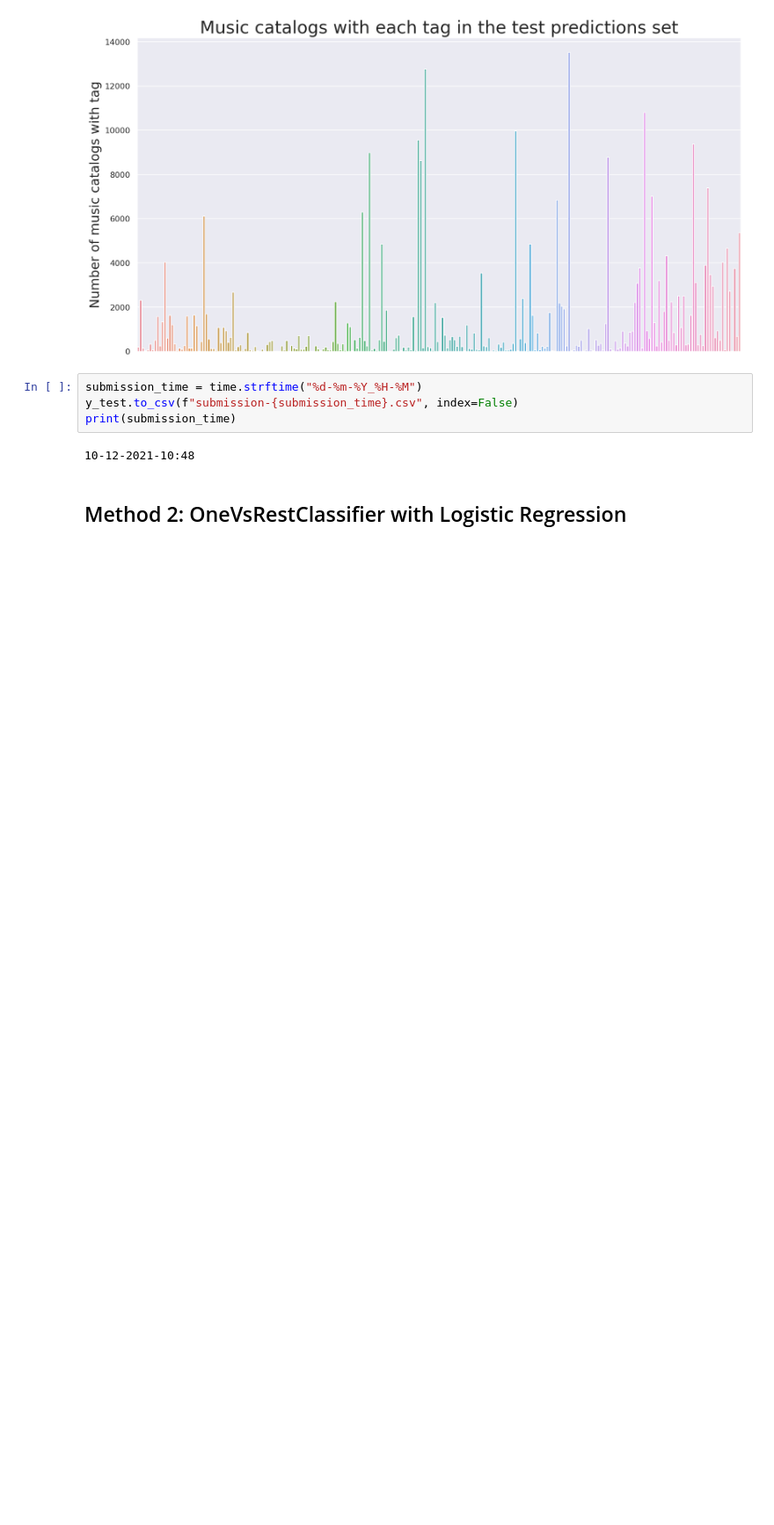
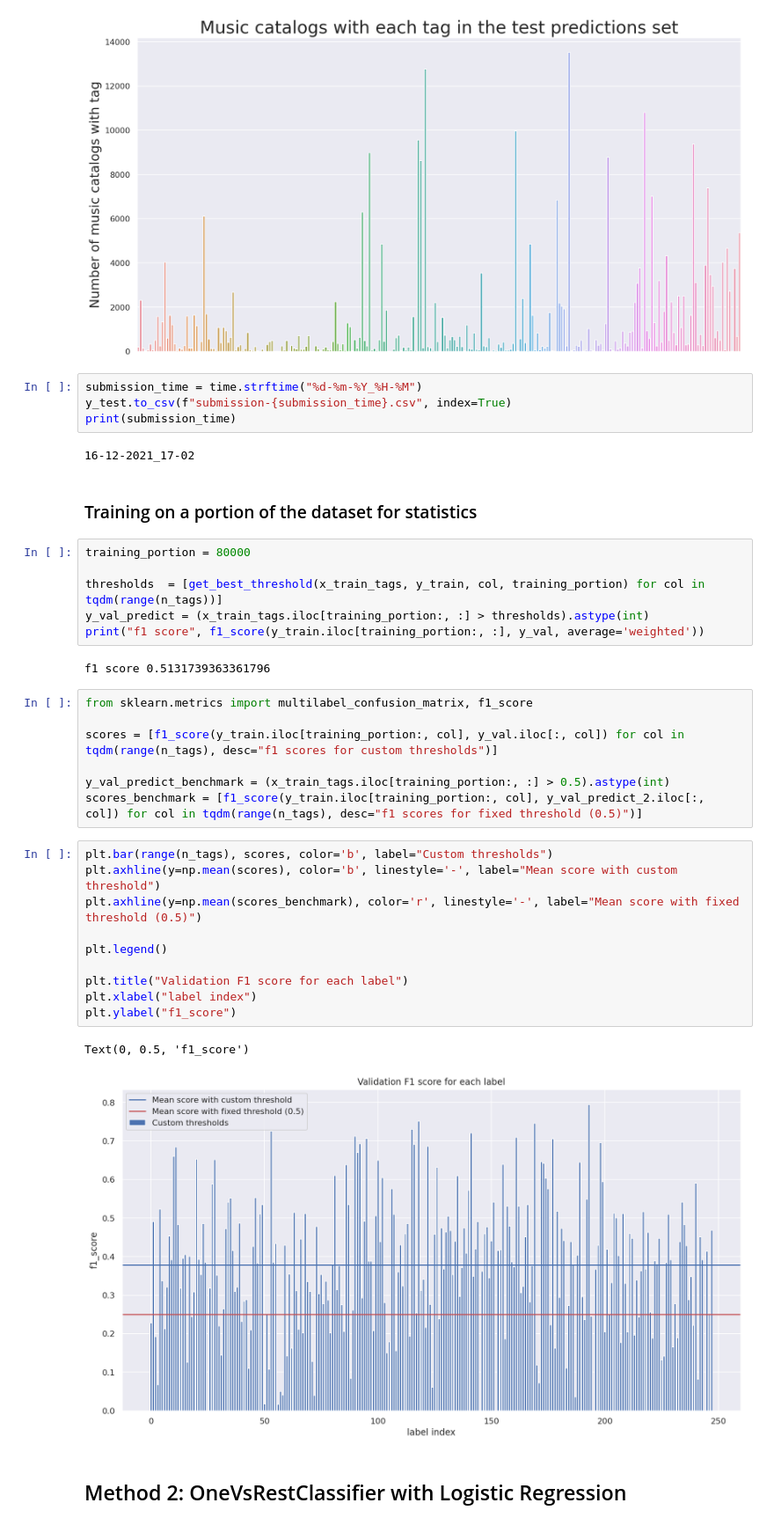
Before and after one commit to jizekki/mewo, a Jupyter notebook: mewo.ipynb, the cells around one changed output. Shown: that part at 88% size. Cells and saved outputs as stored; diff of their text form; blank space fills up the shorter version.

Commit message:
statistics for method 1

```diff
--- a/mewo.ipynb
+++ b/mewo.ipynb
@@ -139,10 +143,40 @@ plt.show()
 [figure]
 # %%
 submission_time = time.strftime("%d-%m-%Y_%H-%M")
-y_test.to_csv(f"submission-{submission_time}.csv", index=False)
+y_test.to_csv(f"submission-{submission_time}.csv", index=True)
 print(submission_time)
 # %% [output]
-10-12-2021-10:48
+16-12-2021_17-02
+# %% [markdown]
+### Training on a portion of the dataset for statistics
+# %%
+training_portion = 80000
+
+thresholds  = [get_best_threshold(x_train_tags, y_train, col, training_portion) for col in tqdm(range(n_tags))]
+y_val_predict = (x_train_tags.iloc[training_portion:, :] > thresholds).astype(int)
+print("f1 score", f1_score(y_train.iloc[training_portion:, :], y_val, average='weighted'))
+# %% [output]
+f1 score 0.5131739363361796
+# %%
+from sklearn.metrics import multilabel_confusion_matrix, f1_score
+
+scores = [f1_score(y_train.iloc[training_portion:, col], y_val.iloc[:, col]) for col in tqdm(range(n_tags), desc="f1 scores for custom thresholds")]
+
+y_val_predict_benchmark = (x_train_tags.iloc[training_portion:, :] > 0.5).astype(int)
+scores_benchmark = [f1_score(y_train.iloc[training_portion:, col], y_val_predict_2.iloc[:, col]) for col in tqdm(range(n_tags), desc="f1 scores for fixed threshold (0.5)")]
+# %%
+plt.bar(range(n_tags), scores, color='b', label="Custom thresholds")
+plt.axhline(y=np.mean(scores), color='b', linestyle='-', label="Mean score with custom threshold")
+plt.axhline(y=np.mean(scores_benchmark), color='r', linestyle='-', label="Mean score with fixed threshold (0.5)")
+
+plt.legend()
+
+plt.title("Validation F1 score for each label")
+plt.xlabel("label index")
+plt.ylabel("f1_score")
+# %% [output]
+Text(0, 0.5, 'f1_score')
+[figure, added]
 # %% [markdown]
 ## Method 2: OneVsRestClassifier with Logistic Regression
 # %%
```
Also changed, not shown: parts of 6 cells of this notebook.
